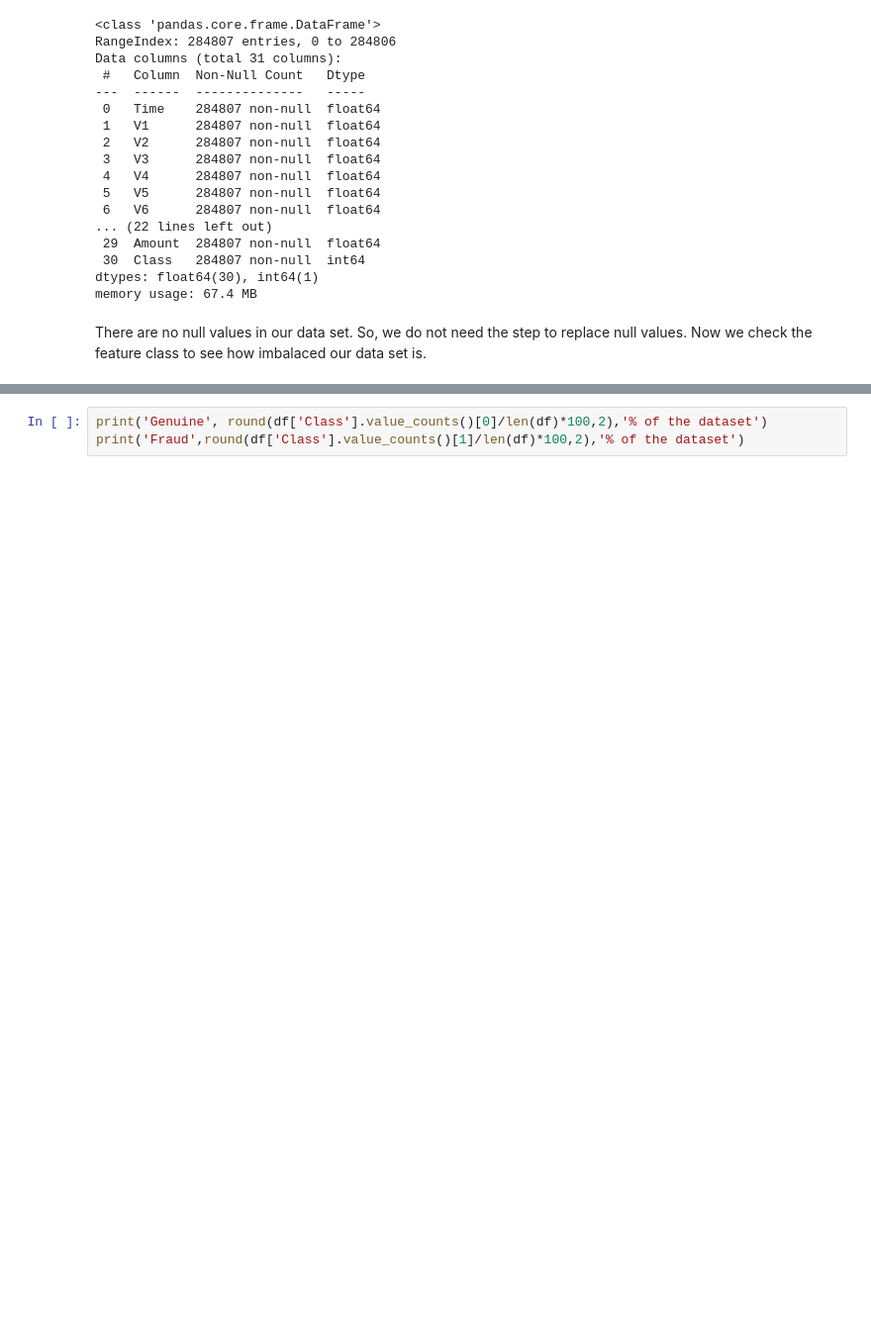
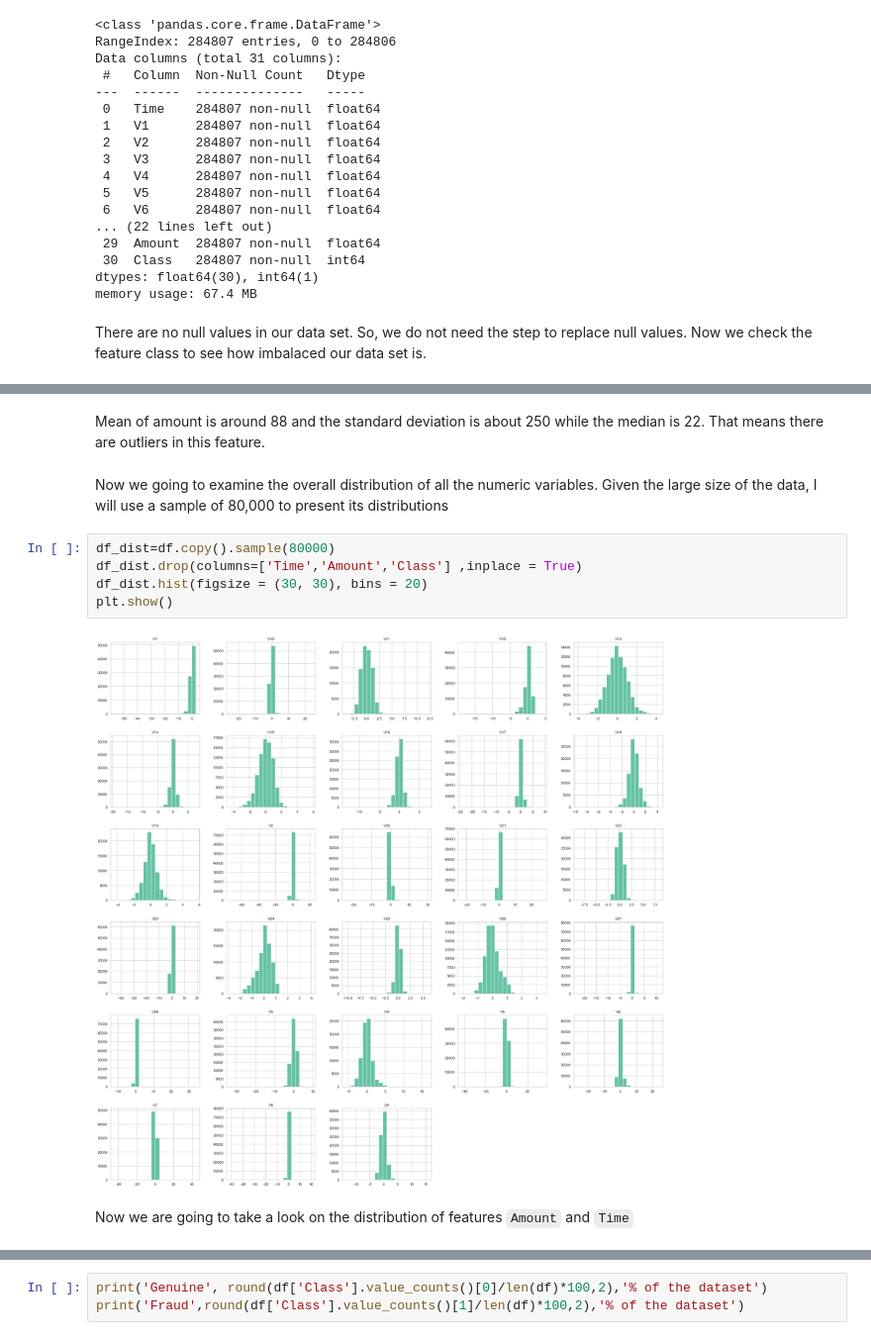
Before and after one commit to Krishnamurtyp/Credit_Card_Fraud_Detection_v1.0, a Jupyter notebook: Credit_Card_Fraud_Detection.ipynb, the cells around one changed output, grey strips where cells are left out. Shown at 99% size. Cells and saved outputs as stored; diff of their text form; blank space fills up the shorter version.

```diff
--- a/Credit_Card_Fraud_Detection.ipynb
+++ b/Credit_Card_Fraud_Detection.ipynb
@@ -101,0 +103,13 @@ memory usage: 67.4 MB
+# %% [markdown]
+<p>Mean of amount is around 88 and the standard deviation is about 250 while the median is 22. That means there are outliers in this feature.</p>
+# %% [markdown]
+<p>Now we going to examine the overall distribution of all the numeric variables. Given the large size of the data, I will use a sample of 80,000 to present its distributions</p>
+# %%
+df_dist=df.copy().sample(80000)
+df_dist.drop(columns=['Time','Amount','Class'] ,inplace = True)
+df_dist.hist(figsize = (30, 30), bins = 20)
+plt.show()
+# %% [output]
+[figure, added]
+# %% [markdown]
+<p>Now we are going to take a look on the distribution of features <code>Amount</code> and <code>Time</code></p>
```
Also changed, not shown: parts of 34 cells of this notebook.
